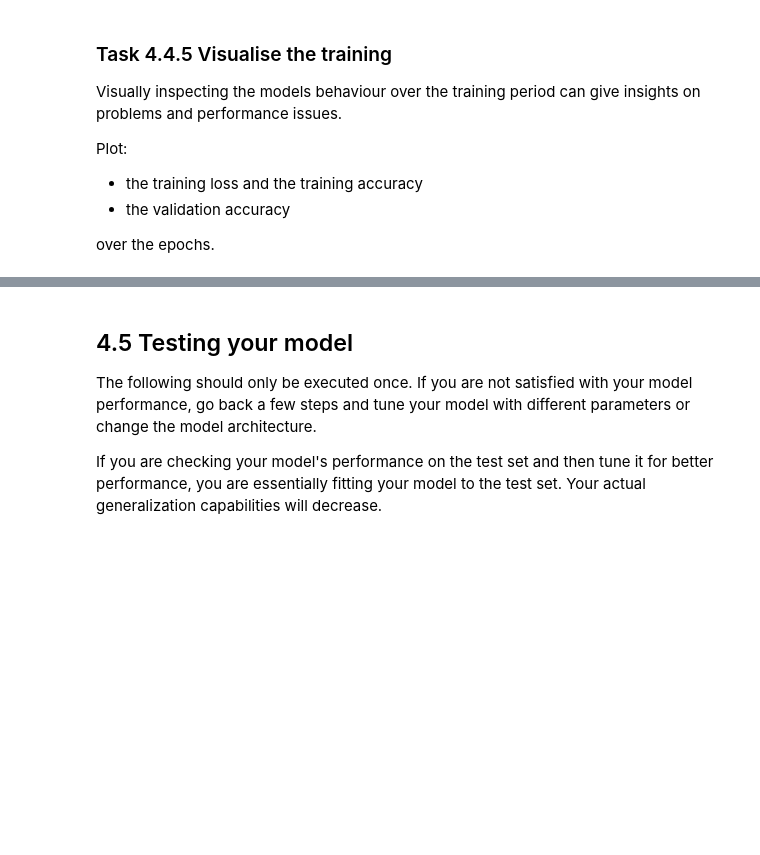
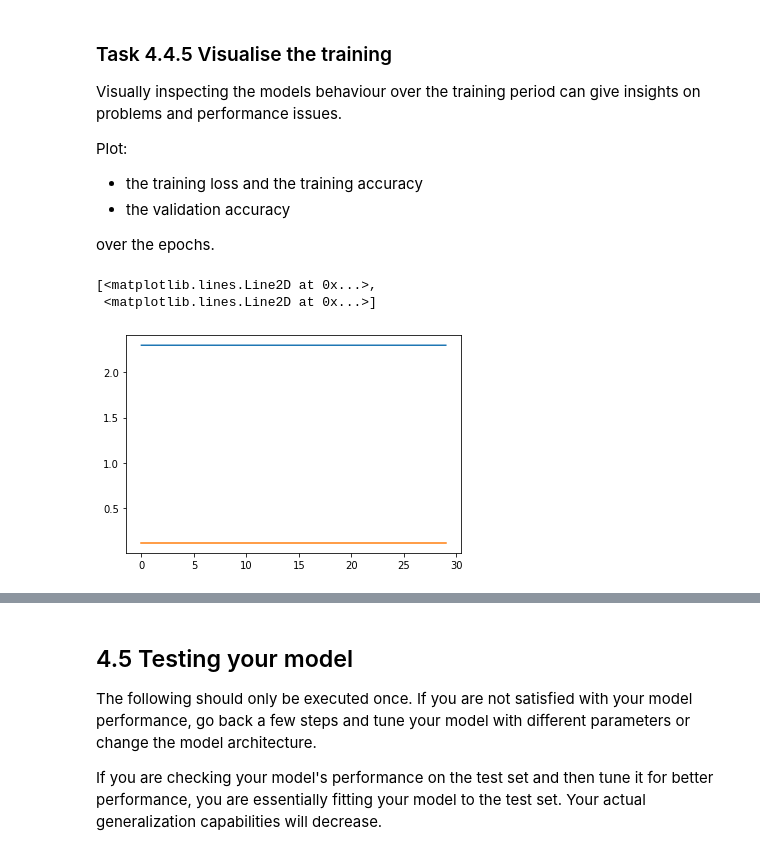
Before and after one commit to joe-hannes/DAIS, a Jupyter notebook: week4/FMSSVRC.ipynb, the cells around one changed output, grey strips where cells are left out. Cells and saved outputs as stored; diff of their text form; code cells hidden in the pictures; blank space fills up the shorter version.

```diff
--- a/week4/FMSSVRC.ipynb
+++ b/week4/FMSSVRC.ipynb
@@ -88,7 +72,9 @@ Therefore, we can split off some data from our training data. Make a decision ab
 
 _Hint:_ Currently, the validation size is 100, which seems a bit small.
 # %%
-validation_size = 100 # set the size of your validation set
+
+
+validation_size = int(((len(trainset) / 100) * 5)) # set the size of your validation set
 trainset, valset = torch.utils.data.random_split(trainset,
                                                  [len(trainset)-validation_size, validation_size],
                                                  generator=torch.Generator().manual_seed(1337))
@@ -136,9 +122,9 @@ _Hint:_ What is known in PyTorch as a linear layer refers to a fully connected o
 # %%
 model = nn.Sequential(nn.Flatten(),
                       nn.Linear(28*28, 20),
-                      nn.Sigmoid(),
+                      nn.ReLU(),
                       nn.Linear(20, 10),
-                      nn.Sigmoid()
+                      nn.ReLU()
                       )
 # %% [markdown]
 ## 4.4 Training the model
@@ -153,10 +139,10 @@ In the following, you are presented with four of those that shape the training p
 
 The machine-learning practictioner who set up this notebook apparently did not pay full attention to the lecture and literature. Although all lead to a working model, the values of some are not chosen to the best of our knowledge.
 # %%
-learning_rate = 0.1
+learning_rate = 0.01
 loss = nn.CrossEntropyLoss()
 optimizer = torch.optim.SGD(model.parameters(), lr=learning_rate)
-epochs = 3
+epochs = 30
 # %% [markdown]
 ### 4.4.2 The train function
 This function trains your model for one epoch and keeps track of the correct/incorrect predictions.
@@ -206,6 +192,12 @@ Write the training loop for your model:
 Run your training loop! Depending on the size of your network architecture and the number of epochs, this might take a few minutes.
 # %%
 # training loop here
+performance = []
+for epoch in range(epochs):
+    performance.append(train(model, trainloader, optimizer, loss))
+
+    # if epoch % 10 == 0:
+    #     print('===Epoch {}===\nloss: {} \naccurarcy: {}'.format(epoch, performance[epoch][0], performance[epoch][1]))
 # %% [markdown]
 ### Task 4.4.5 Visualise the training
 Visually inspecting the models behaviour over the training period can give insights on problems and performance issues.
@@ -217,5 +209,11 @@ Plot:
 over the epochs.
 # %%
 # plot loss
+plt.plot(performance[0:])
+# print(performance)
+# %% [output]
+[<matplotlib.lines.Line2D at 0x...>,
+ <matplotlib.lines.Line2D at 0x...>]
+[figure, added]
 # %%
 # plot acc
```
Also changed, not shown: parts of 4 cells of this notebook.
